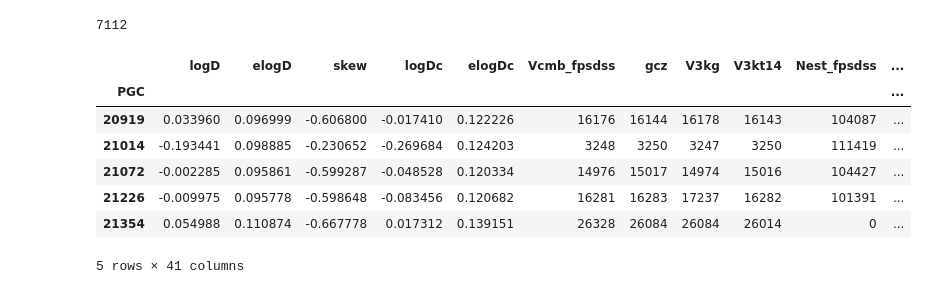
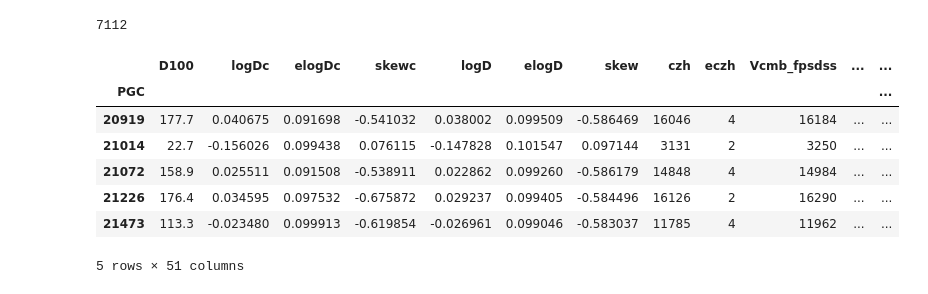
Before and after one commit to ekourkchi/CF4catalog, a Jupyter notebook: FP_groups.ipynb, the cells around one changed output. Cells and saved outputs as stored; diff of their text form; code cells hidden in the pictures.

```diff
--- a/FP_groups.ipynb
+++ b/FP_groups.ipynb
@@ -99,36 +99,37 @@ len(df_6dfgs)
 # %% [output]
 7112
 # %%
-df = pd.read_csv('FP_sdss_v3.csv', delimiter='|')
+# df = pd.read_csv('FP_sdss_v3.csv', delimiter='|')
+df = pd.read_csv('FP_sdss_pub.csv', delimiter='|')
 df = df.rename(columns=lambda x: x.strip())
 df = df.set_index('PGC')
 
 ln10 = np.log(10.)
 df_fpsdss = df.rename(columns={"Nest": "Nest_fpsdss"})
-df_fpsdss = df_fpsdss.rename(columns={"cz": "Vcmb_fpsdss"})
+df_fpsdss = df_fpsdss.rename(columns={"czcmb": "Vcmb_fpsdss"})
 df_fpsdss = df_fpsdss.rename(columns={"1PGC": "PGC1_fpsdss"})
 
 # Dc = Dist / Dist_fit
 # Dist_fid = cz/H0  , H0 = 75
 
 #
 # df_fpsdss["eDM_fpsdss"]
 
 logDist = df_fpsdss.logDc + np.log10(df_fpsdss.Vcmb_fpsdss/75.)
 df_fpsdss["DM_fpsdss"] = 5. * logDist + 25.
 df_fpsdss["eDM_fpsdss"] = 5. * df_fpsdss.elogDc
 
 
 df_fpsdss.head()
 # %% [output]
-|  | logD | elogD | skew | logDc | elogDc | Vcmb_fpsdss | gcz | V3kg | V3kt14 | Nest_fpsdss | ... |
-| PGC |  |  |  |  |  |  |  |  |  |  | ... |
-| 20919 | 0.033960 | 0.096999 | -0.606800 | -0.017410 | 0.122226 | 16176 | 16144 | 16178 | 16143 | 104087 | ... |
-| 21014 | -0.193441 | 0.098885 | -0.230652 | -0.269684 | 0.124203 | 3248 | 3250 | 3247 | 3250 | 111419 | ... |
-| 21072 | -0.002285 | 0.095861 | -0.599287 | -0.048528 | 0.120334 | 14976 | 15017 | 14974 | 15016 | 104427 | ... |
-| 21226 | -0.009975 | 0.095778 | -0.598648 | -0.083456 | 0.120682 | 16281 | 16283 | 17237 | 16282 | 101391 | ... |
-| 21354 | 0.054988 | 0.110874 | -0.667778 | 0.017312 | 0.139151 | 26328 | 26084 | 26084 | 26014 | 0 | ... |
+|  | D100 | logDc | elogDc | skewc | logD | elogD | skew | czh | eczh | Vcmb_fpsdss | ... | ... |
+| PGC |  |  |  |  |  |  |  |  |  |  |  | ... |
+| 20919 | 177.7 | 0.040675 | 0.091698 | -0.541032 | 0.038002 | 0.099509 | -0.586469 | 16046 | 4 | 16184 | ... | ... |
+| 21014 | 22.7 | -0.156026 | 0.099438 | 0.076115 | -0.147828 | 0.101547 | 0.097144 | 3131 | 2 | 3250 | ... | ... |
+| 21072 | 158.9 | 0.025511 | 0.091508 | -0.538911 | 0.022862 | 0.099260 | -0.586179 | 14848 | 4 | 14984 | ... | ... |
+| 21226 | 176.4 | 0.034595 | 0.097532 | -0.675872 | 0.029237 | 0.099405 | -0.584496 | 16126 | 2 | 16290 | ... | ... |
+| 21473 | 113.3 | -0.023480 | 0.099913 | -0.619854 | -0.026961 | 0.099046 | -0.583037 | 11785 | 4 | 11962 | ... | ... |
-5 rows × 41 columns
+5 rows × 51 columns
 # %%
 df = pd.read_csv('all_cf2_fp.csv', delimiter='|')
 df = df.rename(columns=lambda x: x.strip())
```
Also changed, not shown: parts of 12 cells of this notebook, 6 other files.
